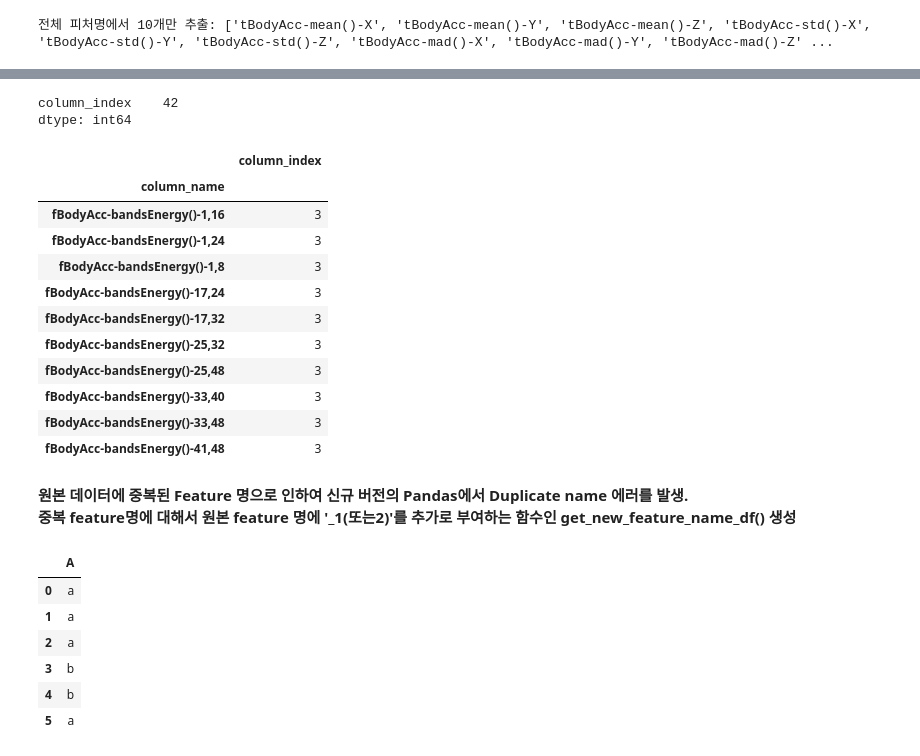
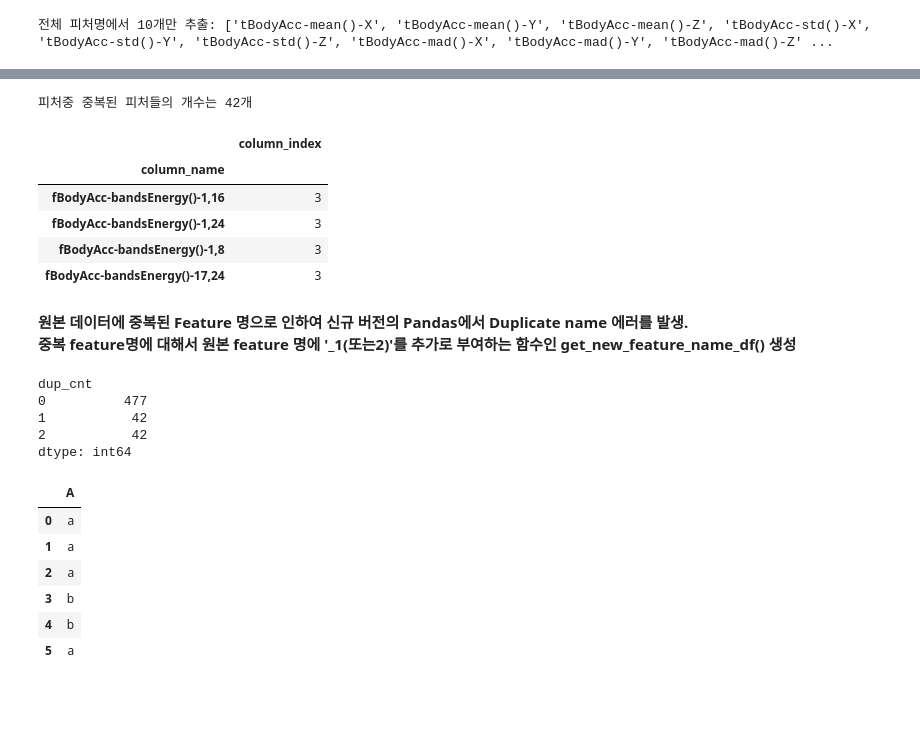
Before and after one commit to netsus/ML_PerfectGuide, a Jupyter notebook: 4장/4.2_결정트리.ipynb, the cells around one changed output, grey strips where cells are left out. Drawn from its saved outputs; the diff is of its cells as text; code cells hidden in the pictures; blank space fills up the shorter version.

```diff
--- a/4장/4.2_결정트리.ipynb
+++ b/4장/4.2_결정트리.ipynb
@@ -235,25 +234,28 @@ feature_dup_df
-# %%
-feature_dup_df = feature_name_df.groupby('column_name').count()
-print(feature_dup_df[feature_dup_df['column_index'] > 1].count())
-feature_dup_df[feature_dup_df['column_index'] > 1].head(10)
-# %% [output]
-column_index    42
-dtype: int64
-|  | column_index |
-| column_name |  |
-| fBodyAcc-bandsEnergy()-1,16 | 3 |
-| fBodyAcc-bandsEnergy()-1,24 | 3 |
-| fBodyAcc-bandsEnergy()-1,8 | 3 |
-| fBodyAcc-bandsEnergy()-17,24 | 3 |
-| fBodyAcc-bandsEnergy()-17,32 | 3 |
-| fBodyAcc-bandsEnergy()-25,32 | 3 |
-| fBodyAcc-bandsEnergy()-25,48 | 3 |
-| fBodyAcc-bandsEnergy()-33,40 | 3 |
-| fBodyAcc-bandsEnergy()-33,48 | 3 |
-| fBodyAcc-bandsEnergy()-41,48 | 3 |
+# %%
+feature_dup_df2 = feature_dup_df[feature_dup_df.column_index > 1]
+print(f"피처중 중복된 피처들의 개수는 {feature_dup_df2.shape[0]}개")
+feature_dup_df2.head(4)
+# %% [output]
+피처중 중복된 피처들의 개수는 42개
+|  | column_index |
+| column_name |  |
+| fBodyAcc-bandsEnergy()-1,16 | 3 |
+| fBodyAcc-bandsEnergy()-1,24 | 3 |
+| fBodyAcc-bandsEnergy()-1,8 | 3 |
+| fBodyAcc-bandsEnergy()-17,24 | 3 |
 # %% [markdown]
 **원본 데이터에 중복된 Feature 명으로 인하여 신규 버전의 Pandas에서 Duplicate name 에러를 발생.**
 **중복 feature명에 대해서 원본 feature 명에 '_1(또는2)'를 추가로 부여하는 함수인 get_new_feature_name_df() 생성**
+# %%
+feature_dup_df = pd.DataFrame(data=feature_name_df.groupby('column_name').cumcount(),
+                             columns=['dup_cnt'])
+print(feature_dup_df.value_counts())
+# %% [output]
+dup_cnt
+0          477
+1           42
+2           42
+dtype: int64
 # %%
 def get_new_feature_name_df(old_feature_name_df):
     feature_dup_df = pd.DataFrame(data=old_feature_name_df.groupby('column_name').cumcount(),
```
Also changed, not shown: parts of 24 cells of this notebook.
